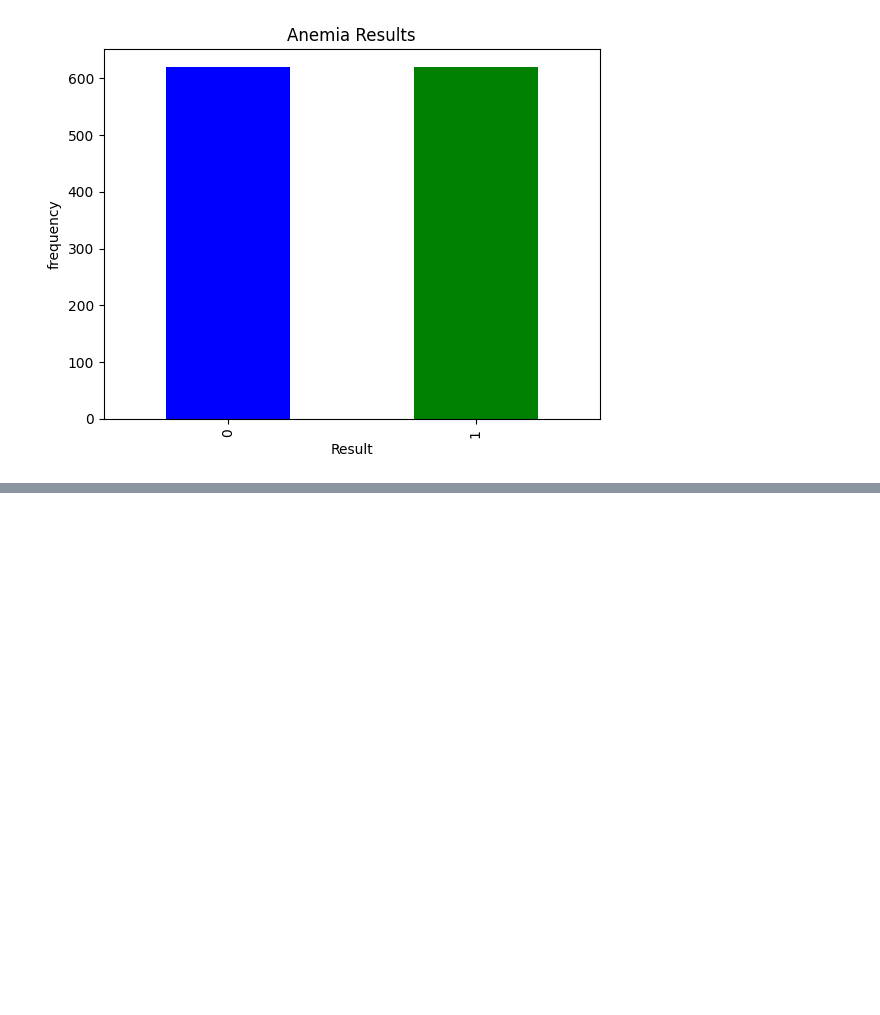
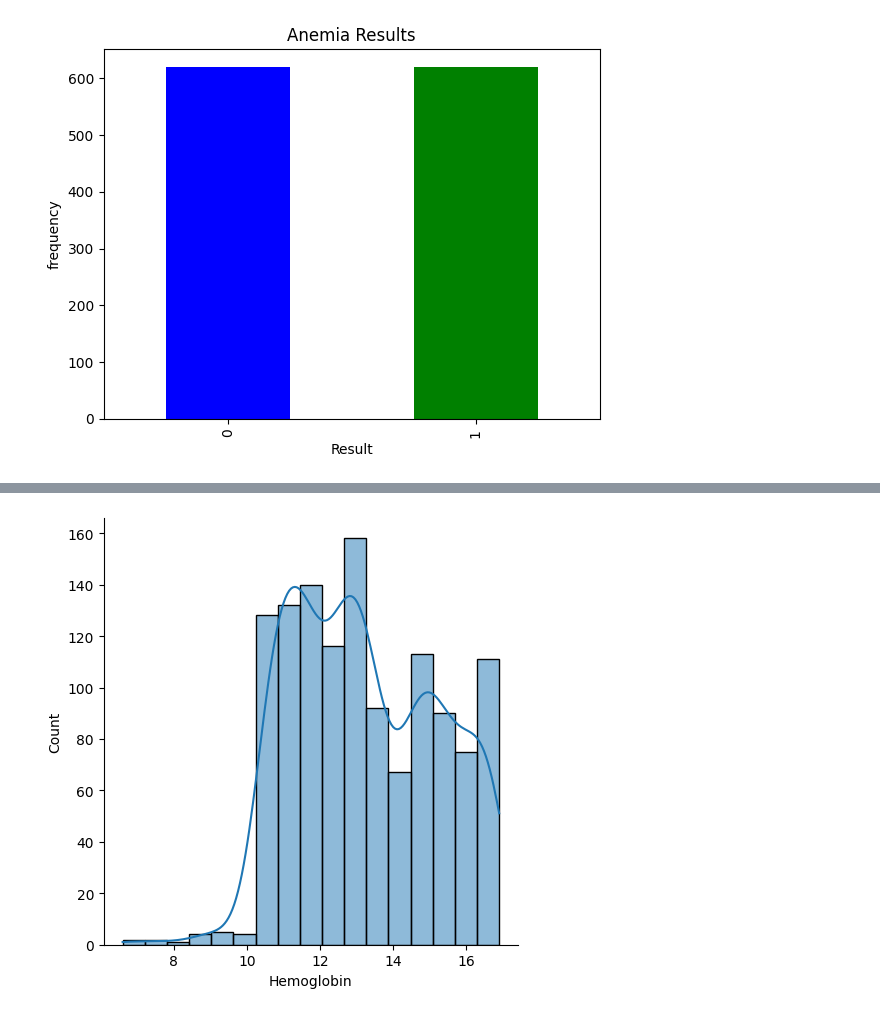
Before and after one commit to Ashtamprajapati/Anemia-sense-Leveraging-Machine-learning-for-precise-anemia-Recognitions, a Jupyter notebook: Anemea_Disease_detection_project.ipynb, the cells around one changed output, grey strips where cells are left out. Saved outputs shown, nothing was run; the diff lists cells and outputs as text; code cells hidden in the pictures; blank space fills up the shorter version.

```diff
--- a/Anemea_Disease_detection_project.ipynb
+++ b/Anemea_Disease_detection_project.ipynb
@@ -89,0 +125,5 @@ plt.show()
+# %%
+sns.displot(df['Hemoglobin'], kde=True)
+plt.show()
+# %% [output]
+[figure, added]
```
Also changed, not shown: parts of 33 cells of this notebook.
